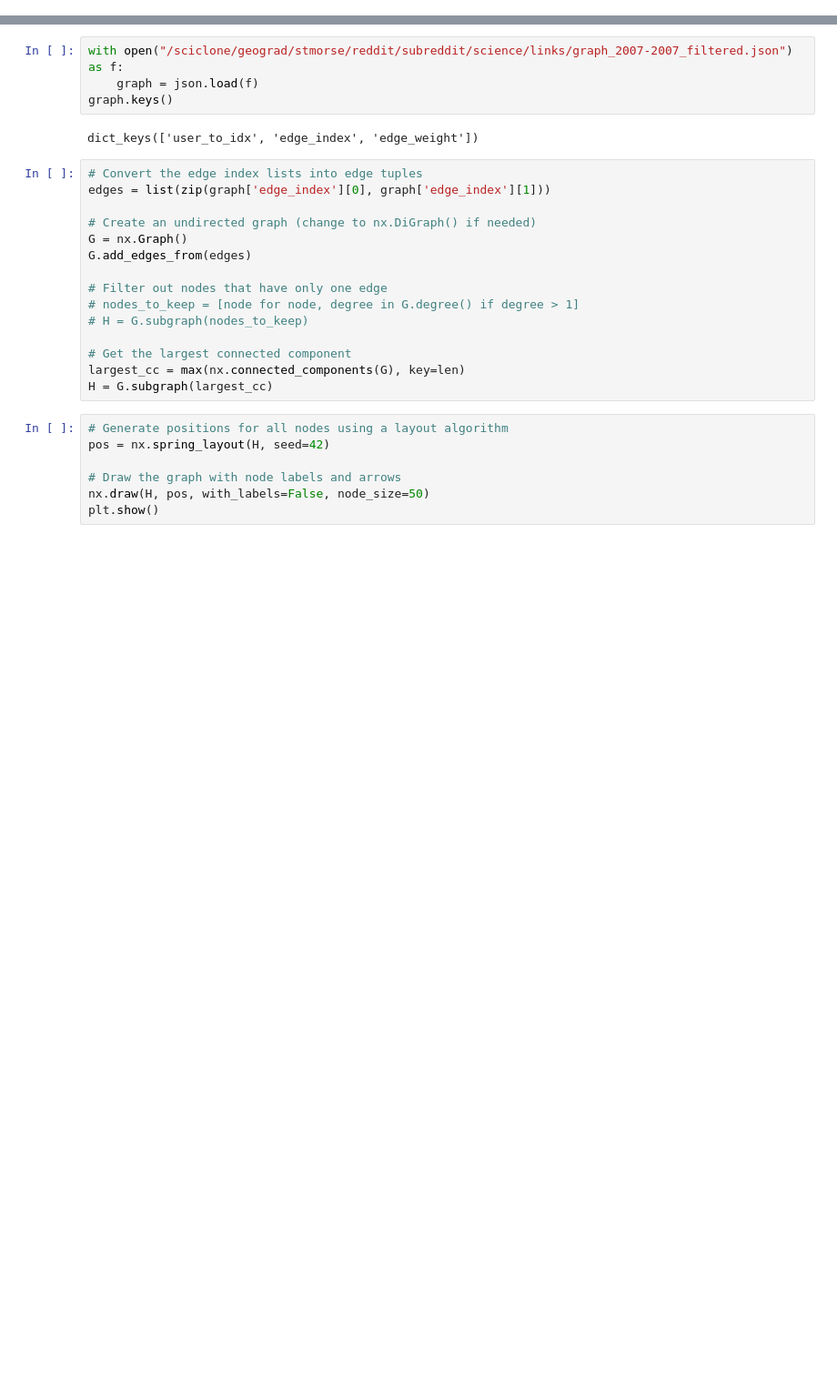
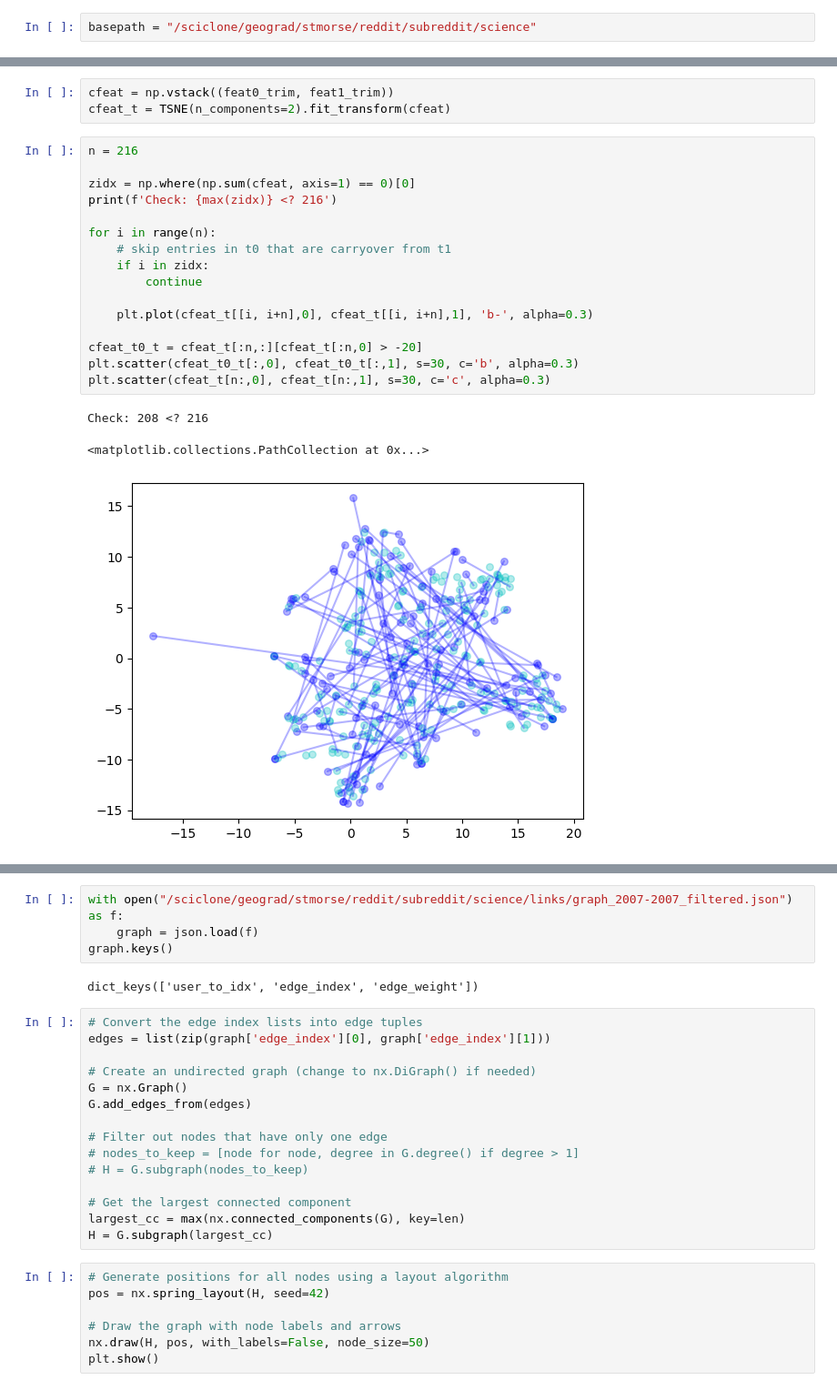
Before and after one commit to stmorse/sgg, a Jupyter notebook: src/link.ipynb, the cells around one changed output, grey strips where cells are left out. Shown: that part at 91% size. Saved outputs shown, nothing was run; the diff lists cells and outputs as text; blank space fills up the shorter version.

```diff
--- a/src/link.ipynb
+++ b/src/link.ipynb
@@ -0,0 +13,2 @@
+# %%
+basepath = "/sciclone/geograd/stmorse/reddit/subreddit/science"
@@ -0,0 +82,23 @@
+# %%
+cfeat = np.vstack((feat0_trim, feat1_trim))
+cfeat_t = TSNE(n_components=2).fit_transform(cfeat)
+# %%
+n = 216
+
+zidx = np.where(np.sum(cfeat, axis=1) == 0)[0]
+print(f'Check: {max(zidx)} <? 216')
+
+for i in range(n):
+    # skip entries in t0 that are carryover from t1
+    if i in zidx:
+        continue
+
+    plt.plot(cfeat_t[[i, i+n],0], cfeat_t[[i, i+n],1], 'b-', alpha=0.3)
+
+cfeat_t0_t = cfeat_t[:n,:][cfeat_t[:n,0] > -20]
+plt.scatter(cfeat_t0_t[:,0], cfeat_t0_t[:,1], s=30, c='b', alpha=0.3)
+plt.scatter(cfeat_t[n:,0], cfeat_t[n:,1], s=30, c='c', alpha=0.3)
+# %% [output]
+Check: 208 <? 216
+<matplotlib.collections.PathCollection at 0x...>
+[figure, added]
```
Also changed, not shown: parts of 29 cells of this notebook, 8 other files.
